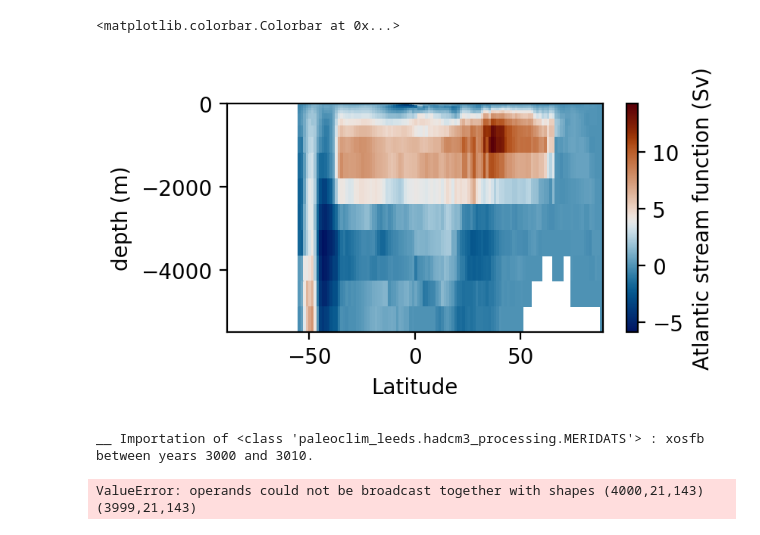
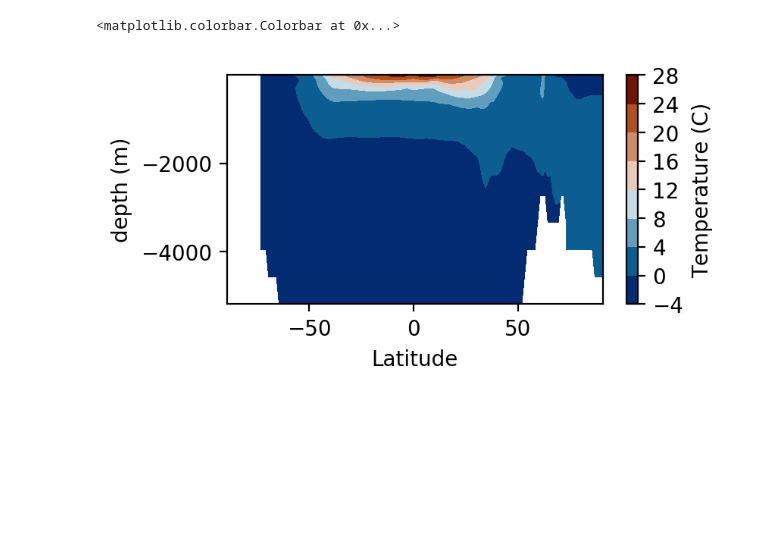
Before and after one commit to Olnavy/pylaeoclim_leeds, a Jupyter notebook: demos/bugs_paleoclimleeds.ipynb, the cells around one changed output. Drawn from its saved outputs; the diff is of its cells as text; code cells hidden in the pictures; blank space fills up the shorter version.

```diff
--- a/demos/bugs_paleoclimleeds.ipynb
+++ b/demos/bugs_paleoclimleeds.ipynb
@@ -118,0 +95,3 @@ figMap.colorbar(mappable=cm, ax=axMap, label="Atlantic stream function (Sv)")
+# %%
+temperature = hcm3.OCNYDS('xosfb', 2552, 2562).temperature(mode_t='mean', mode_lon='mean')
+temperature
@@ -119,17 +122,11 @@ figMap.colorbar(mappable=cm, ax=axMap, label="Atlantic stream function (Sv)")
 # %%
 figMap = plt.figure(figsize=(4,2), dpi = 200)
 axMap = figMap.add_subplot(1, 1, 1)
 
-cm = axMap.pcolormesh(amoc_r.latitude, -amoc_r.depth, amoc_r.isel(t=0).values - ds.data.values[::,::], cmap=SCM6.vik)
+cm = axMap.contourf(temperature.lat_p, temperature.zb_p, temperature.values(), cmap=SCM6.vik)
 axMap.set_xlabel('Latitude')
 axMap.set_ylabel('depth (m)')
-figMap.colorbar(mappable=cm, ax=axMap, label="Atlantic stream function (Sv)")
+figMap.colorbar(mappable=cm, ax=axMap, label="Temperature (C)")
 # %% [output]
 <matplotlib.colorbar.Colorbar at 0x...>
-[figure, old version]
+[figure, new version]
-# %%
-ds = hcm3.MERIDATS('xosfb', 3000, 3010).atlantic(mode_t='mean')
-ds
-# %% [output]
-__ Importation of <class 'paleoclim_leeds.hadcm3_processing.MERIDATS'> : xosfb between years 3000 and 3010.
-ValueError: operands could not be broadcast together with shapes (4000,21,143) (3999,21,143)
```
Also changed, not shown: parts of 27 cells of this notebook, 2 other files.
